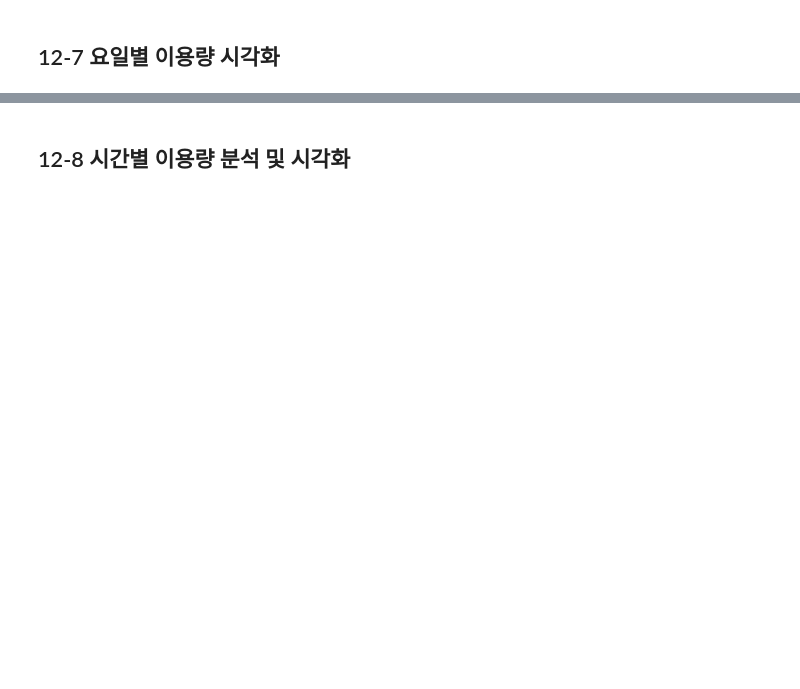
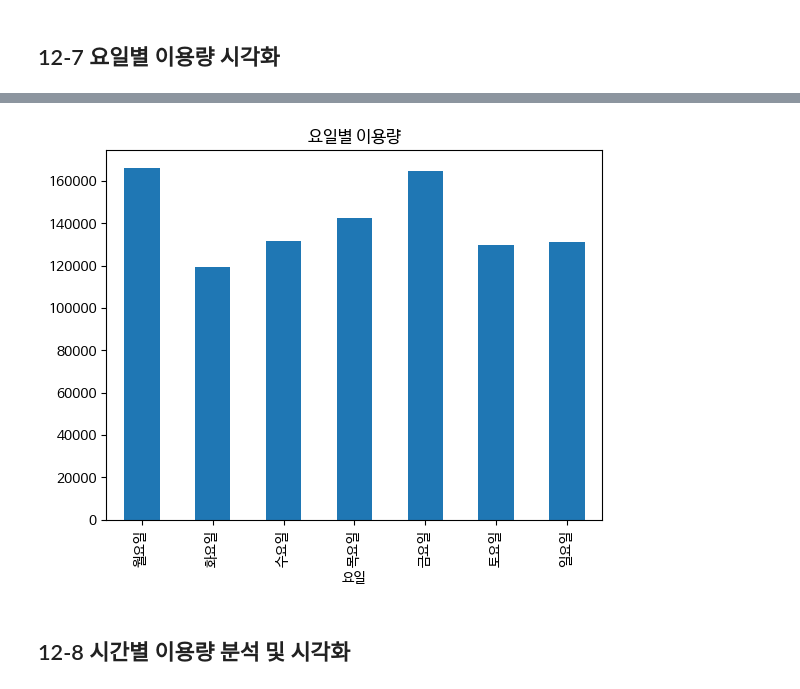
Before and after one commit to akatwinkle/bab_bab, a Jupyter notebook: 오픈소스_데이터_분석_12강.ipynb, the cells around one changed output, grey strips where cells are left out. Saved outputs shown, nothing was run; the diff lists cells and outputs as text; code cells hidden in the pictures; blank space fills up the shorter version.

```diff
--- a/오픈소스_데이터_분석_12강.ipynb
+++ b/오픈소스_데이터_분석_12강.ipynb
@@ -123,7 +210,10 @@ plt.show()
 # %%
 ## Dataframe의 plot을 이용한 요일별 이용량 막대 그래프 생성
-
+day_df.plot(kind='bar')
+plt.title('요일별 이용량')
 plt.show()
+# %% [output]
+[figure, added]
 # %% [markdown]
 ## 12-8 시간별 이용량 분석 및 시각화
 # %%
```
Also changed, not shown: parts of 17 cells of this notebook.
